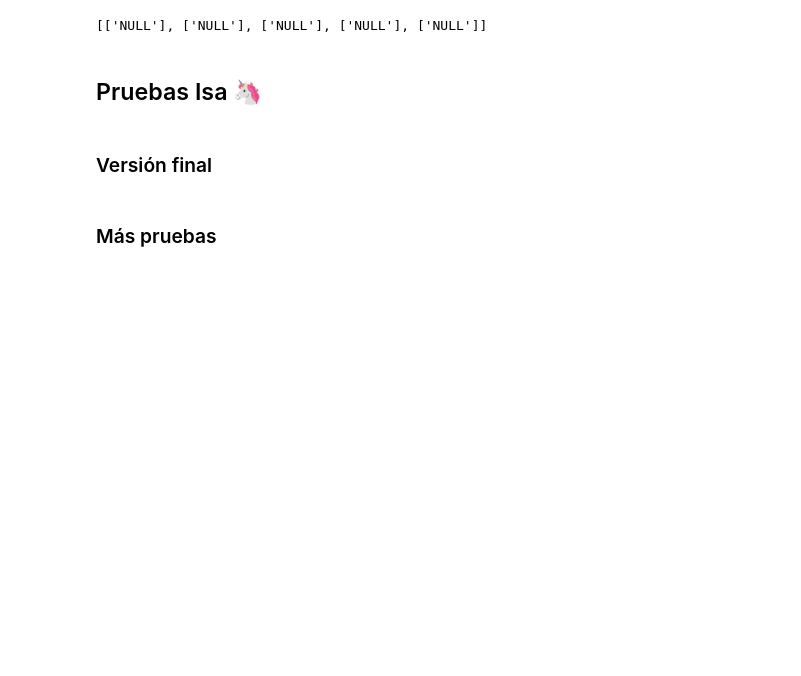
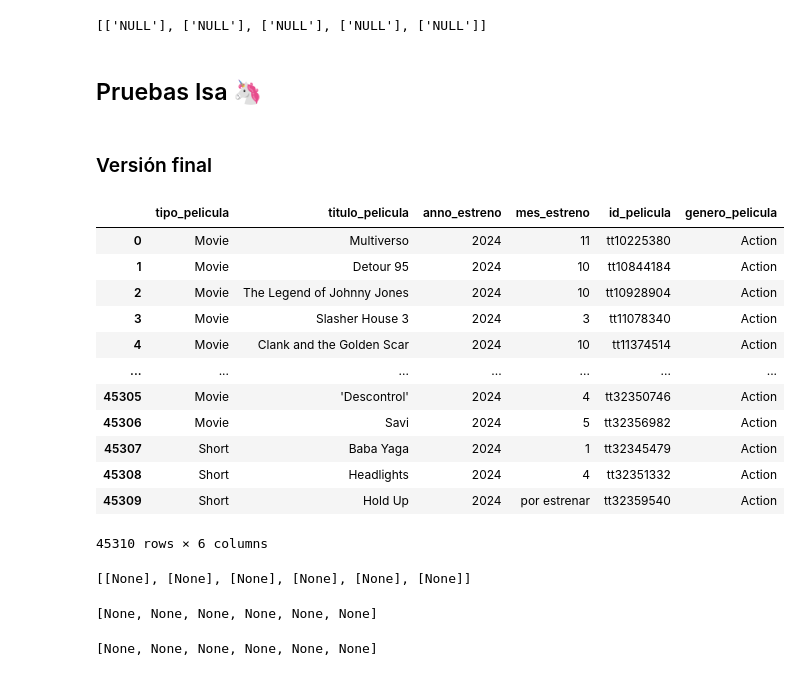
Before and after one commit to fernandaMarti/Proyecto-da-promo-H-modulo-2-team1-cine_freaks, a Jupyter notebook: Fase2.ipynb, the cells around one changed output. Cells and saved outputs as stored; diff of their text form; code cells hidden in the pictures; blank space fills up the shorter version.

```diff
--- a/Fase2.ipynb
+++ b/Fase2.ipynb
@@ -453,6 +453,22 @@ lista_duracion = []
 ### Versión final
 # %%
 #Importamos los datos de la Fase 1
+fase1_prueba=pd.read_csv('Fase1_2010_to_2024_Action.csv')
+fase1_prueba
+# %% [output]
+|  | tipo_pelicula | titulo_pelicula | anno_estreno | mes_estreno | id_pelicula | genero_pelicula |
+| 0 | Movie | Multiverso | 2024 | 11 | tt10225380 | Action |
+| 1 | Movie | Detour 95 | 2024 | 10 | tt10844184 | Action |
+| 2 | Movie | The Legend of Johnny Jones | 2024 | 10 | tt10928904 | Action |
+| 3 | Movie | Slasher House 3 | 2024 | 3 | tt11078340 | Action |
+| 4 | Movie | Clank and the Golden Scar | 2024 | 10 | tt11374514 | Action |
+| ... | ... | ... | ... | ... | ... | ... |
+| 45305 | Movie | 'Descontrol' | 2024 | 4 | tt32350746 | Action |
+| 45306 | Movie | Savi | 2024 | 5 | tt32356982 | Action |
+| 45307 | Short | Baba Yaga | 2024 | 1 | tt32345479 | Action |
+| 45308 | Short | Headlights | 2024 | 4 | tt32351332 | Action |
+| 45309 | Short | Hold Up | 2024 | por estrenar | tt32359540 | Action |
+45310 rows × 6 columns
 # %%
 # Inicializa el navegador Chrome
 driver = webdriver.Chrome()
@@ -593,5 +609,15 @@ for peli in tqdm(mini_lista_2):
 
 #Cerramos el navegador
 driver.close()
-# %% [markdown]
-### Más pruebas
+# %%
+lista_punt_IMDB
+# %% [output]
+[[None], [None], [None], [None], [None], [None]]
+# %%
+lista_dire
+# %% [output]
+[None, None, None, None, None, None]
+# %%
+lista_guionistas
+# %% [output]
+[None, None, None, None, None, None]
```
Also changed, not shown: parts of 2 cells of this notebook, 1 other file.
